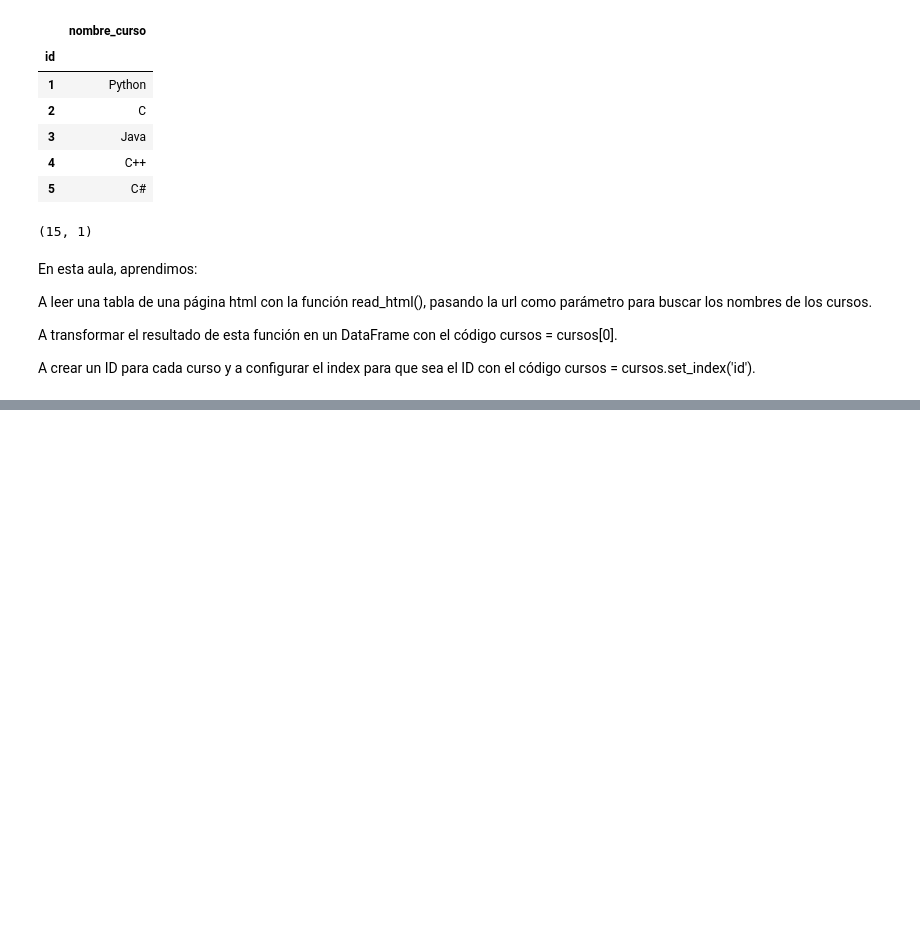
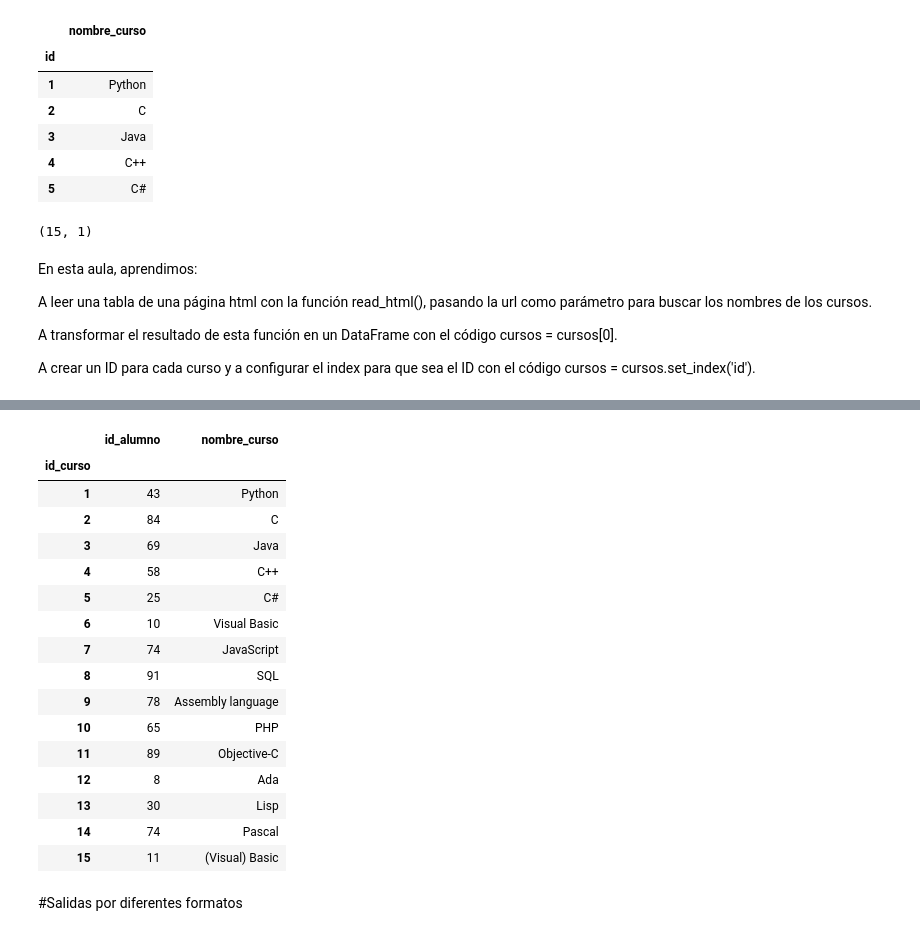
Before and after one commit to AdrianCPC/DS_Students_data_01, a Jupyter notebook: Capitulo1.ipynb, the cells around one changed output, grey strips where cells are left out. Cells and saved outputs as stored; diff of their text form; code cells hidden in the pictures; blank space fills up the shorter version.

```diff
--- a/Capitulo1.ipynb
+++ b/Capitulo1.ipynb
@@ -178,0 +318,23 @@ A crear un ID para cada curso y a configurar el index para que sea el ID con el
+# %%
+matriculas_por_curso = matriculas.groupby('id_curso').count().join(cursos['nombre_curso'])
+matriculas_por_curso
+# %% [output]
+|  | id_alumno | nombre_curso |
+| id_curso |  |  |
+| 1 | 43 | Python |
+| 2 | 84 | C |
+| 3 | 69 | Java |
+| 4 | 58 | C++ |
+| 5 | 25 | C# |
+| 6 | 10 | Visual Basic |
+| 7 | 74 | JavaScript |
+| 8 | 91 | SQL |
+| 9 | 78 | Assembly language |
+| 10 | 65 | PHP |
+| 11 | 89 | Objective-C |
+| 12 | 8 | Ada |
+| 13 | 30 | Lisp |
+| 14 | 74 | Pascal |
+| 15 | 11 | (Visual) Basic |
+# %% [markdown]
+#Salidas por diferentes formatos
```
Also changed, not shown: parts of 19 cells of this notebook.
